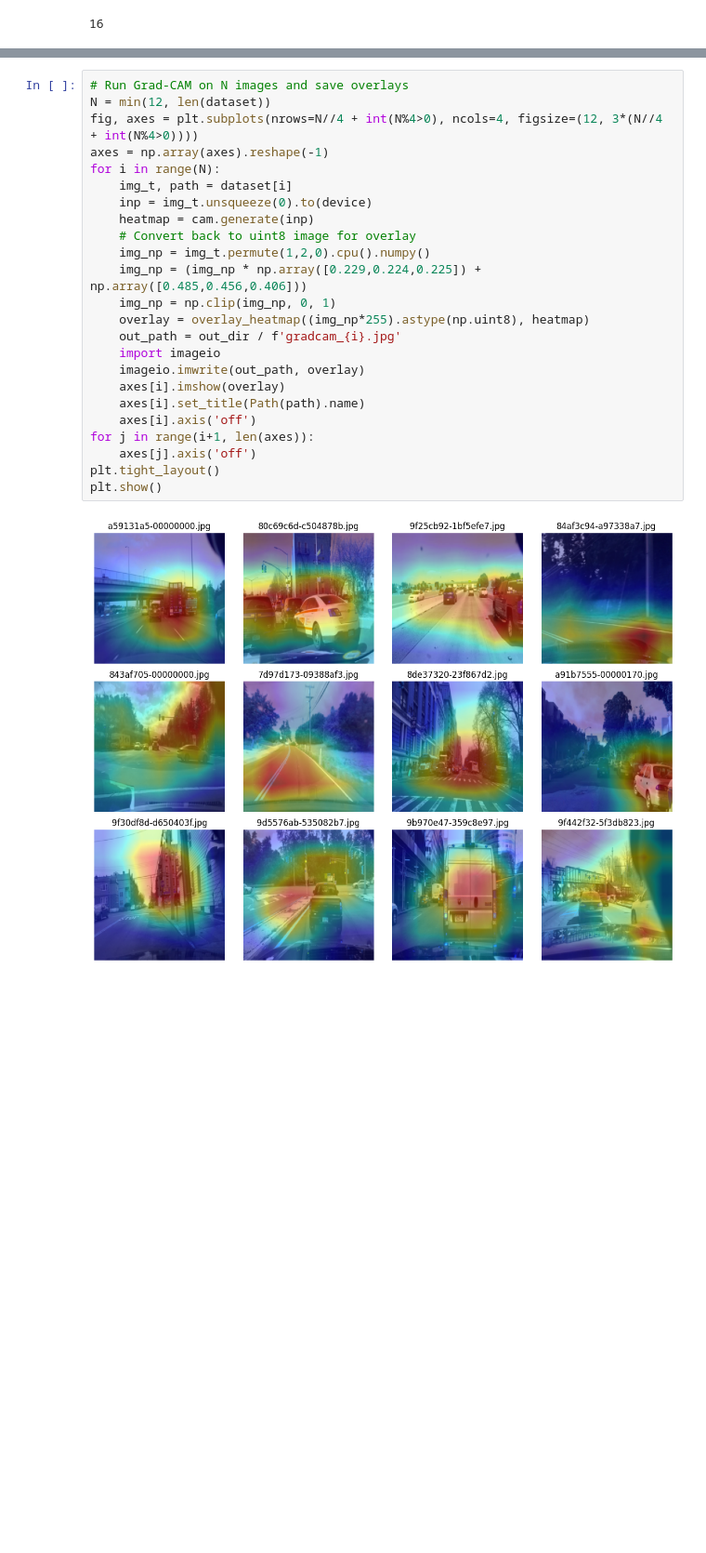
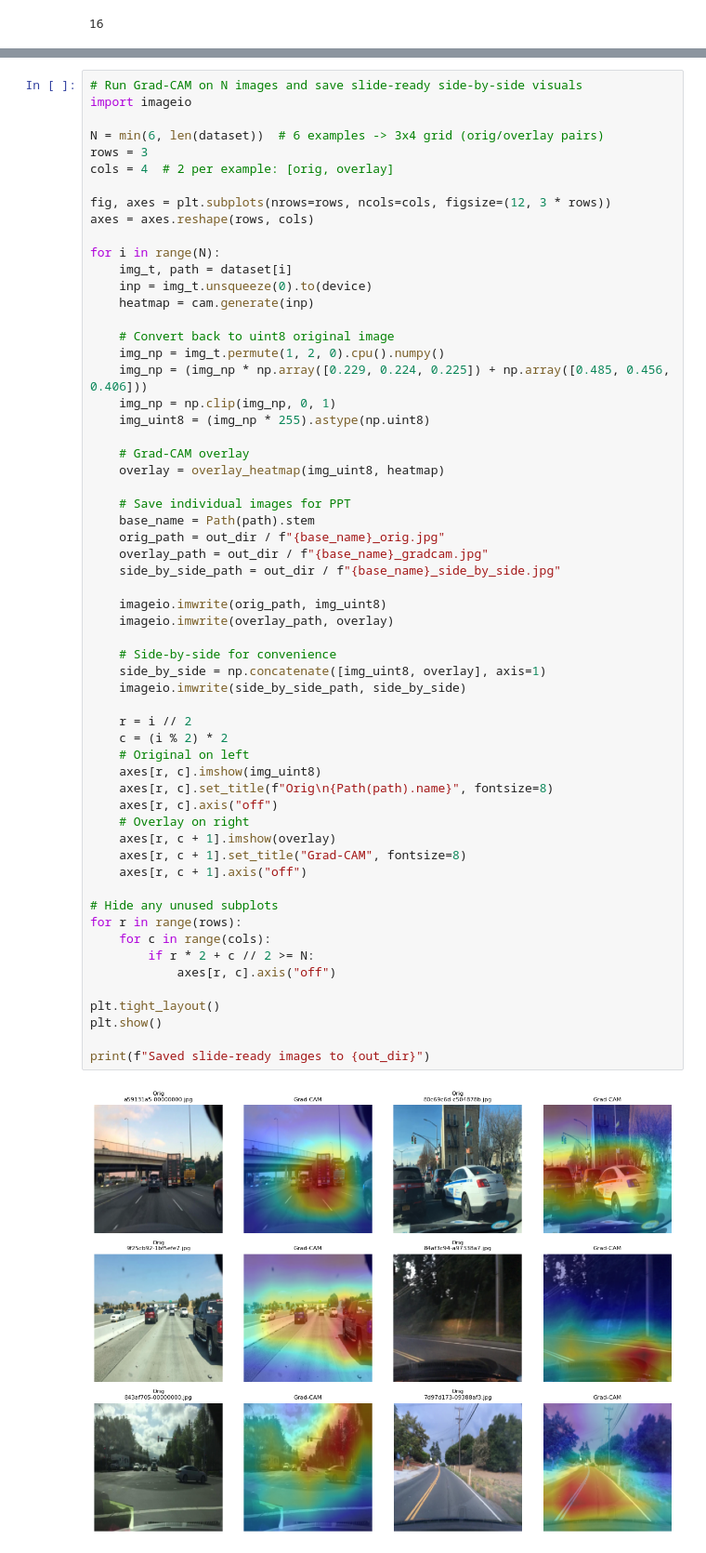
Before and after one commit to trobutlef/Explaining-Autonomous-Vehicle-Decisions, a Jupyter notebook: notebooks/bdd100k_gradcam.ipynb, the cells around one changed output, grey strips where cells are left out. Shown at 93% size. Saved outputs shown, nothing was run; the diff lists cells and outputs as text; blank space fills up the shorter version.

Commit message:
gradcam new visuals

```diff
--- a/notebooks/bdd100k_gradcam.ipynb
+++ b/notebooks/bdd100k_gradcam.ipynb
@@ -59,26 +59,61 @@ device(type='cpu')
 # %%
-# Run Grad-CAM on N images and save overlays
-N = min(12, len(dataset))
-fig, axes = plt.subplots(nrows=N//4 + int(N%4>0), ncols=4, figsize=(12, 3*(N//4 + int(N%4>0))))
-axes = np.array(axes).reshape(-1)
+# Run Grad-CAM on N images and save slide-ready side-by-side visuals
+import imageio
+
+N = min(6, len(dataset))  # 6 examples -> 3x4 grid (orig/overlay pairs)
+rows = 3
+cols = 4  # 2 per example: [orig, overlay]
+
+fig, axes = plt.subplots(nrows=rows, ncols=cols, figsize=(12, 3 * rows))
+axes = axes.reshape(rows, cols)
+
 for i in range(N):
     img_t, path = dataset[i]
     inp = img_t.unsqueeze(0).to(device)
     heatmap = cam.generate(inp)
-    # Convert back to uint8 image for overlay
-    img_np = img_t.permute(1,2,0).cpu().numpy()
-    img_np = (img_np * np.array([0.229,0.224,0.225]) + np.array([0.485,0.456,0.406]))
+
+    # Convert back to uint8 original image
+    img_np = img_t.permute(1, 2, 0).cpu().numpy()
+    img_np = (img_np * np.array([0.229, 0.224, 0.225]) + np.array([0.485, 0.456, 0.406]))
     img_np = np.clip(img_np, 0, 1)
-    overlay = overlay_heatmap((img_np*255).astype(np.uint8), heatmap)
-    out_path = out_dir / f'gradcam_{i}.jpg'
-    import imageio
-    imageio.imwrite(out_path, overlay)
-    axes[i].imshow(overlay)
-    axes[i].set_title(Path(path).name)
-    axes[i].axis('off')
-for j in range(i+1, len(axes)):
-    axes[j].axis('off')
+    img_uint8 = (img_np * 255).astype(np.uint8)
+
+    # Grad-CAM overlay
+    overlay = overlay_heatmap(img_uint8, heatmap)
+
+    # Save individual images for PPT
+    base_name = Path(path).stem
+    orig_path = out_dir / f"{base_name}_orig.jpg"
+    overlay_path = out_dir / f"{base_name}_gradcam.jpg"
+    side_by_side_path = out_dir / f"{base_name}_side_by_side.jpg"
+
+    imageio.imwrite(orig_path, img_uint8)
+    imageio.imwrite(overlay_path, overlay)
+
+    # Side-by-side for convenience
+    side_by_side = np.concatenate([img_uint8, overlay], axis=1)
+    imageio.imwrite(side_by_side_path, side_by_side)
+
+    r = i // 2
+    c = (i % 2) * 2
+    # Original on left
+    axes[r, c].imshow(img_uint8)
+    axes[r, c].set_title(f"Orig\n{Path(path).name}", fontsize=8)
+    axes[r, c].axis("off")
+    # Overlay on right
+    axes[r, c + 1].imshow(overlay)
+    axes[r, c + 1].set_title("Grad-CAM", fontsize=8)
+    axes[r, c + 1].axis("off")
+
+# Hide any unused subplots
+for r in range(rows):
+    for c in range(cols):
+        if r * 2 + c // 2 >= N:
+            axes[r, c].axis("off")
+
 plt.tight_layout()
 plt.show()
+
+print(f"Saved slide-ready images to {out_dir}")
 # %% [output]
-[figure, old version]
+[figure, new version]
```
Also changed, not shown: parts of 9 cells of this notebook, 1 other file.
